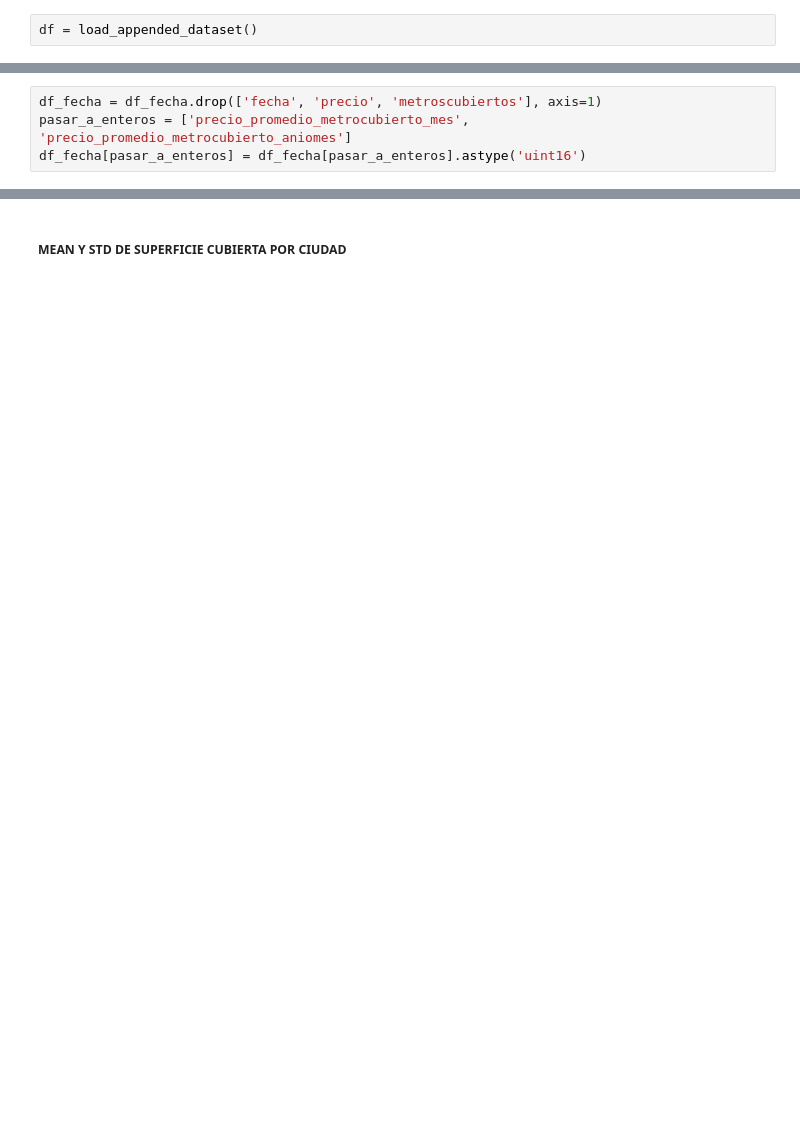
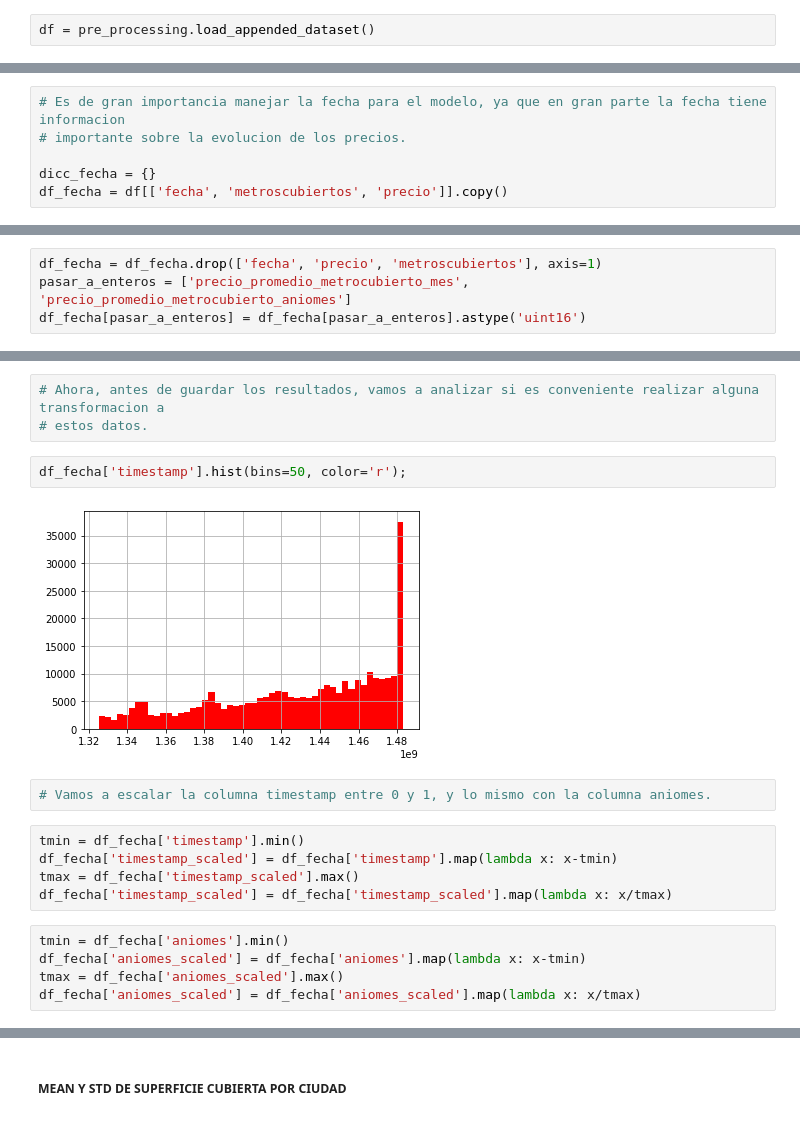
Before and after one commit to nicomatex/datos_tp2_2c2019, a Jupyter notebook: feature_generation.ipynb, the cells around one changed output, grey strips where cells are left out. Saved outputs shown, nothing was run; the diff lists cells and outputs as text; blank space fills up the shorter version.

```diff
--- a/feature_generation.ipynb
+++ b/feature_generation.ipynb
@@ -69,7 +85,7 @@ filas_test = 60000
 # %% [markdown]
 # Desarollo
 # %%
-df = load_appended_dataset()
+df = pre_processing.load_appended_dataset()
 # %%
 display(df.head(1))
 print(df.shape)
@@ -132,0 +368,6 @@ df_fecha['precio_promedio_metrocubierto_mes'] = df_fecha['mes'].apply(lambda x:
+# %%
+# Es de gran importancia manejar la fecha para el modelo, ya que en gran parte la fecha tiene informacion
+# importante sobre la evolucion de los precios.
+
+dicc_fecha = {}
+df_fecha = df[['fecha', 'metroscubiertos', 'precio']].copy()
@@ -136,0 +412,19 @@ df_fecha[pasar_a_enteros] = df_fecha[pasar_a_enteros].astype('uint16')
+# %%
+# Ahora, antes de guardar los resultados, vamos a analizar si es conveniente realizar alguna transformacion a
+# estos datos.
+# %%
+df_fecha['timestamp'].hist(bins=50, color='r');
+# %% [output]
+[figure, added]
+# %%
+# Vamos a escalar la columna timestamp entre 0 y 1, y lo mismo con la columna aniomes.
+# %%
+tmin = df_fecha['timestamp'].min()
+df_fecha['timestamp_scaled'] = df_fecha['timestamp'].map(lambda x: x-tmin)
+tmax = df_fecha['timestamp_scaled'].max()
+df_fecha['timestamp_scaled'] = df_fecha['timestamp_scaled'].map(lambda x: x/tmax)
+# %%
+tmin = df_fecha['aniomes'].min()
+df_fecha['aniomes_scaled'] = df_fecha['aniomes'].map(lambda x: x-tmin)
+tmax = df_fecha['aniomes_scaled'].max()
+df_fecha['aniomes_scaled'] = df_fecha['aniomes_scaled'].map(lambda x: x/tmax)
```
Also changed, not shown: parts of 115 cells of this notebook, 5 other files.
